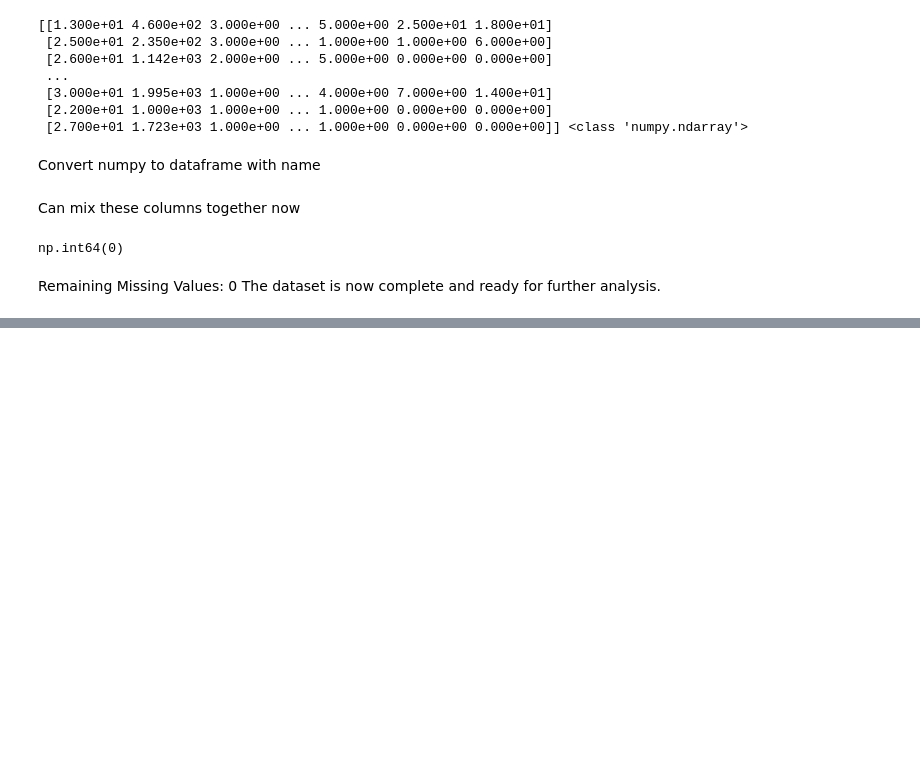
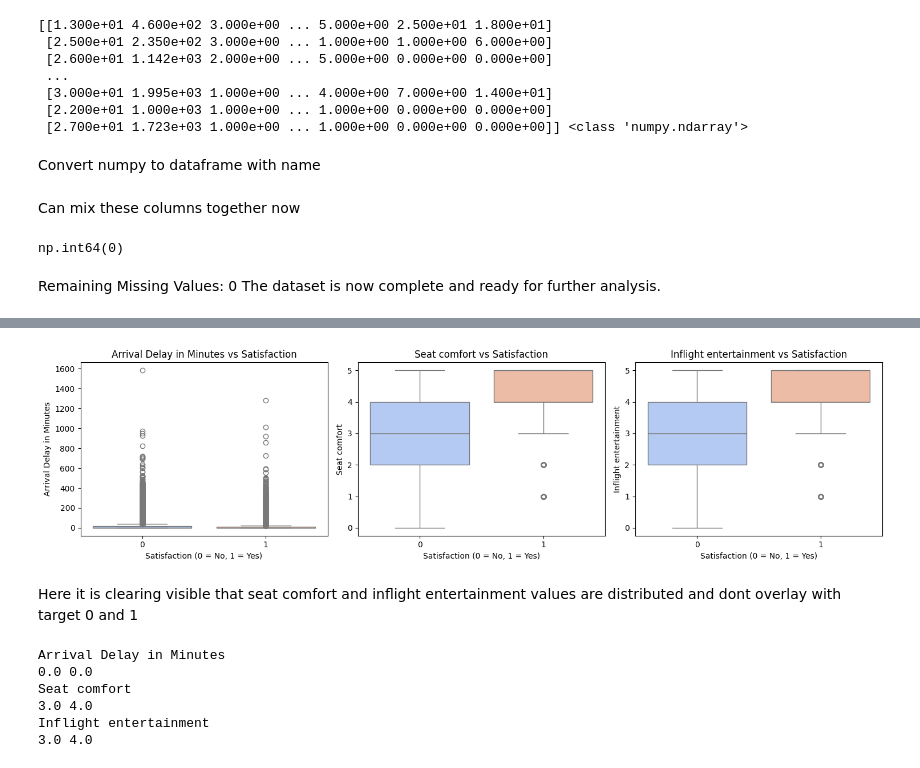
Before and after one commit to 1500-Shubham/Stockholm_University, a Jupyter notebook: DS/GoogleColabNotebooks/Lab1.ipynb, the cells around one changed output, grey strips where cells are left out. Drawn from its saved outputs; the diff is of its cells as text; code cells hidden in the pictures; blank space fills up the shorter version.

```diff
--- a/DS/GoogleColabNotebooks/Lab1.ipynb
+++ b/DS/GoogleColabNotebooks/Lab1.ipynb
@@ -194,0 +253,11 @@ The dataset is now complete and ready for further analysis.
+# %%
+features_to_check = ["Arrival Delay in Minutes", "Seat comfort", "Inflight entertainment"]
+
+normal = df_after_imputation[features_to_check].median()
+print(normal)
+# creating two rows
+median = df_after_imputation.groupby('target')[features_to_check].median()
+print(median)
+
+#  take transpose for column to be target 0 and 1
+median.T
@@ -194,0 +284,31 @@ The dataset is now complete and ready for further analysis.
+# %%
+# Boxplots to visualize distributions
+plt.figure(figsize=(15, 4))
+for i, col in enumerate(features_to_check, 1):
+    plt.subplot(1, 3, i)
+    sns.boxplot(x="target", y=col, hue="target", data=df_after_imputation, palette="coolwarm", legend=False)
+    plt.title(f"{col} vs Satisfaction")
+    plt.xlabel("Satisfaction (0 = No, 1 = Yes)")
+    plt.ylabel(col)
+
+plt.tight_layout()
+plt.show()
+# %% [output]
+[figure, added]
+# %% [markdown]
+Here it is clearing visible that seat comfort and inflight entertainment values are distributed and dont overlay with target 0 and 1
+# %%
+# coding se get values of feature without grouping by
+df_target0= df_after_imputation[df['target']==0]
+df_target1= df_after_imputation[df['target']==1]
+features_to_check = ["Arrival Delay in Minutes", "Seat comfort", "Inflight entertainment"]
+for item in features_to_check:
+  print(item)
+  print(df_target0[item].median(),df_target1[item].median())
+# %% [output]
+Arrival Delay in Minutes
+0.0 0.0
+Seat comfort
+3.0 4.0
+Inflight entertainment
+3.0 4.0
```
Also changed, not shown: parts of 34 cells of this notebook.
